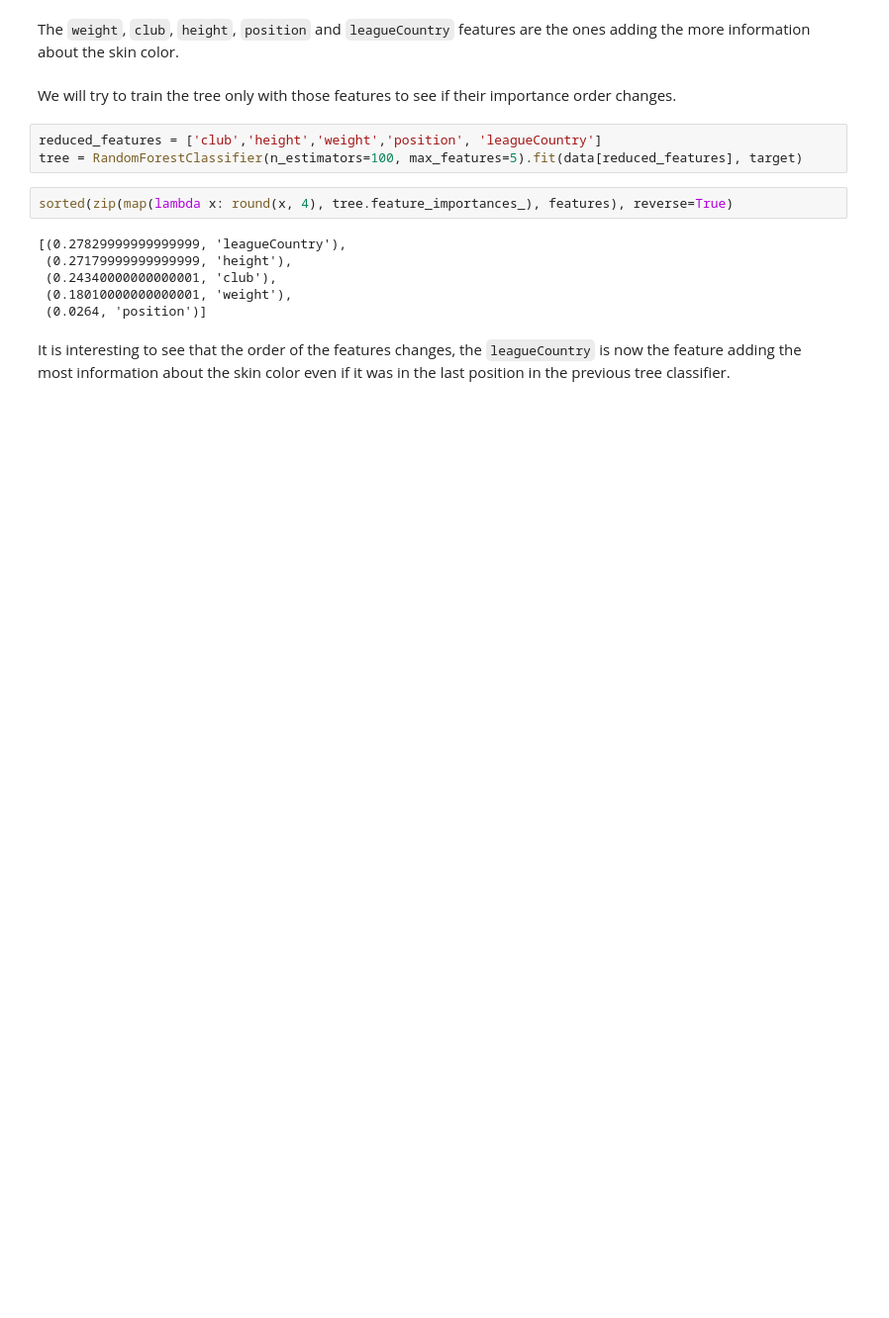
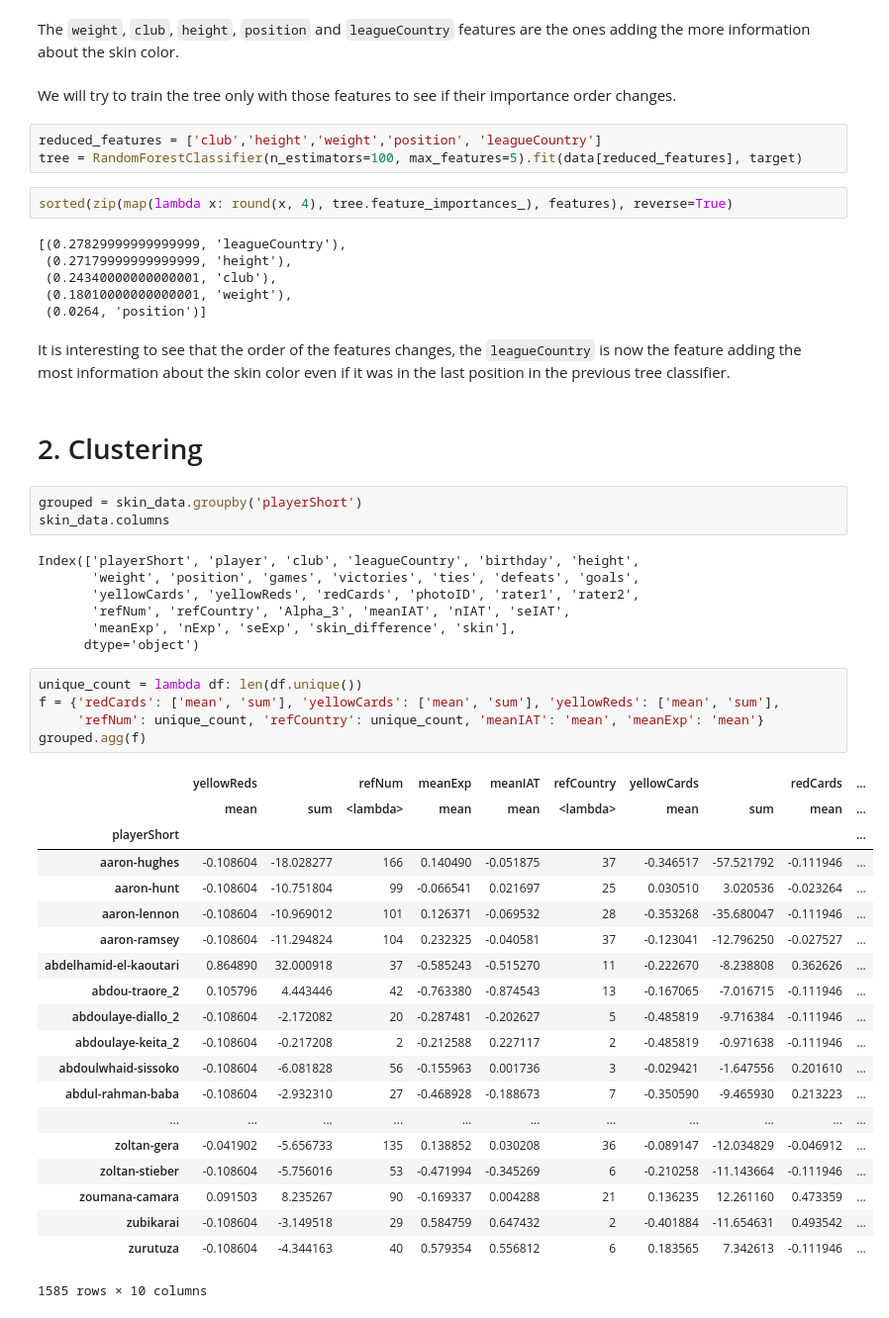
Before and after one commit to semplea/adaepfl-hw, a Jupyter notebook: 04 - Applied ML/nb.ipynb, the cells around one changed output. Shown: that part at 99% size. Drawn from its saved outputs; the diff is of its cells as text; blank space fills up the shorter version.

```diff
--- a/04 - Applied ML/nb.ipynb
+++ b/04 - Applied ML/nb.ipynb
@@ -373,3 +356,41 @@ sorted(zip(map(lambda x: round(x, 4), tree.feature_importances_), features), rev
  (0.0264, 'position')]
 # %% [markdown]
 It is interesting to see that the order of the features changes, the `leagueCountry` is now the feature adding the most information about the skin color even if it was in the last position in the previous tree classifier.
+# %% [markdown]
+# 2. Clustering
+# %%
+grouped = skin_data.groupby('playerShort')
+skin_data.columns
+# %% [output]
+Index(['playerShort', 'player', 'club', 'leagueCountry', 'birthday', 'height',
+       'weight', 'position', 'games', 'victories', 'ties', 'defeats', 'goals',
+       'yellowCards', 'yellowReds', 'redCards', 'photoID', 'rater1', 'rater2',
+       'refNum', 'refCountry', 'Alpha_3', 'meanIAT', 'nIAT', 'seIAT',
+       'meanExp', 'nExp', 'seExp', 'skin_difference', 'skin'],
+      dtype='object')
+# %%
+unique_count = lambda df: len(df.unique())
+f = {'redCards': ['mean', 'sum'], 'yellowCards': ['mean', 'sum'], 'yellowReds': ['mean', 'sum'],
+     'refNum': unique_count, 'refCountry': unique_count, 'meanIAT': 'mean', 'meanExp': 'mean'}
+grouped.agg(f)
+# %% [output]
+|  | yellowReds |  | refNum | meanExp | meanIAT | refCountry | yellowCards |  | redCards | ... |
+|  | mean | sum | <lambda> | mean | mean | <lambda> | mean | sum | mean | ... |
+| playerShort |  |  |  |  |  |  |  |  |  | ... |
+| aaron-hughes | -0.108604 | -18.028277 | 166 | 0.140490 | -0.051875 | 37 | -0.346517 | -57.521792 | -0.111946 | ... |
+| aaron-hunt | -0.108604 | -10.751804 | 99 | -0.066541 | 0.021697 | 25 | 0.030510 | 3.020536 | -0.023264 | ... |
+| aaron-lennon | -0.108604 | -10.969012 | 101 | 0.126371 | -0.069532 | 28 | -0.353268 | -35.680047 | -0.111946 | ... |
+| aaron-ramsey | -0.108604 | -11.294824 | 104 | 0.232325 | -0.040581 | 37 | -0.123041 | -12.796250 | -0.027527 | ... |
+| abdelhamid-el-kaoutari | 0.864890 | 32.000918 | 37 | -0.585243 | -0.515270 | 11 | -0.222670 | -8.238808 | 0.362626 | ... |
+| abdou-traore_2 | 0.105796 | 4.443446 | 42 | -0.763380 | -0.874543 | 13 | -0.167065 | -7.016715 | -0.111946 | ... |
+| abdoulaye-diallo_2 | -0.108604 | -2.172082 | 20 | -0.287481 | -0.202627 | 5 | -0.485819 | -9.716384 | -0.111946 | ... |
+| abdoulaye-keita_2 | -0.108604 | -0.217208 | 2 | -0.212588 | 0.227117 | 2 | -0.485819 | -0.971638 | -0.111946 | ... |
+| abdoulwhaid-sissoko | -0.108604 | -6.081828 | 56 | -0.155963 | 0.001736 | 3 | -0.029421 | -1.647556 | 0.201610 | ... |
+| abdul-rahman-baba | -0.108604 | -2.932310 | 27 | -0.468928 | -0.188673 | 7 | -0.350590 | -9.465930 | 0.213223 | ... |
+| ... | ... | ... | ... | ... | ... | ... | ... | ... | ... | ... |
+| zoltan-gera | -0.041902 | -5.656733 | 135 | 0.138852 | 0.030208 | 36 | -0.089147 | -12.034829 | -0.046912 | ... |
+| zoltan-stieber | -0.108604 | -5.756016 | 53 | -0.471994 | -0.345269 | 6 | -0.210258 | -11.143664 | -0.111946 | ... |
+| zoumana-camara | 0.091503 | 8.235267 | 90 | -0.169337 | 0.004288 | 21 | 0.136235 | 12.261160 | 0.473359 | ... |
+| zubikarai | -0.108604 | -3.149518 | 29 | 0.584759 | 0.647432 | 2 | -0.401884 | -11.654631 | 0.493542 | ... |
+| zurutuza | -0.108604 | -4.344163 | 40 | 0.579354 | 0.556812 | 6 | 0.183565 | 7.342613 | -0.111946 | ... |
+1585 rows × 10 columns
```
Also changed, not shown: parts of 10 cells of this notebook.
